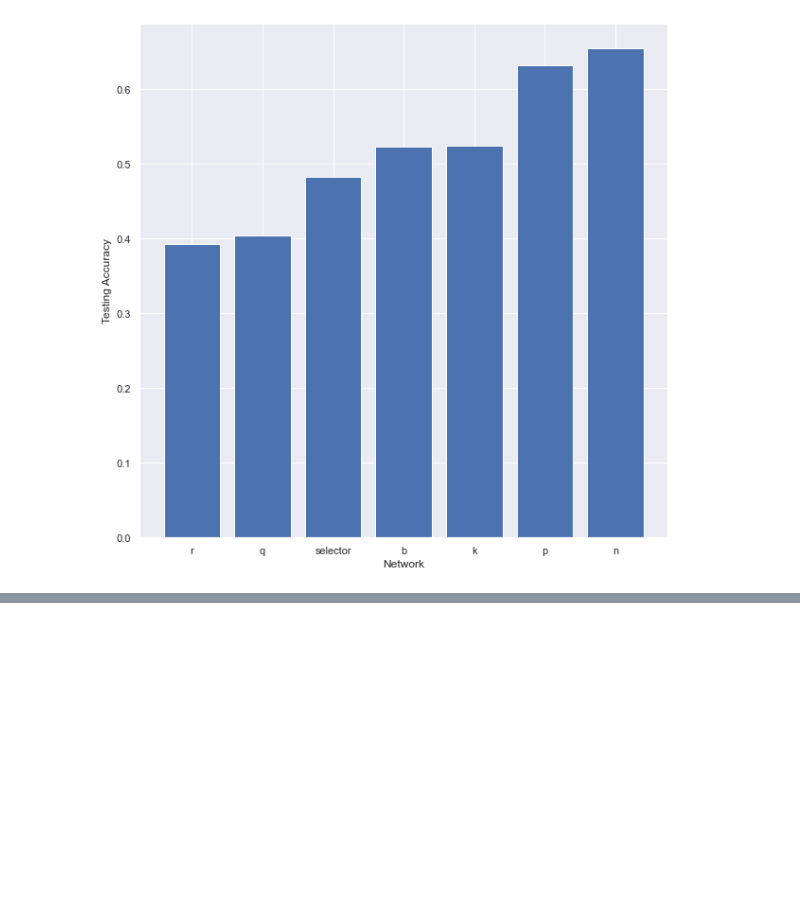
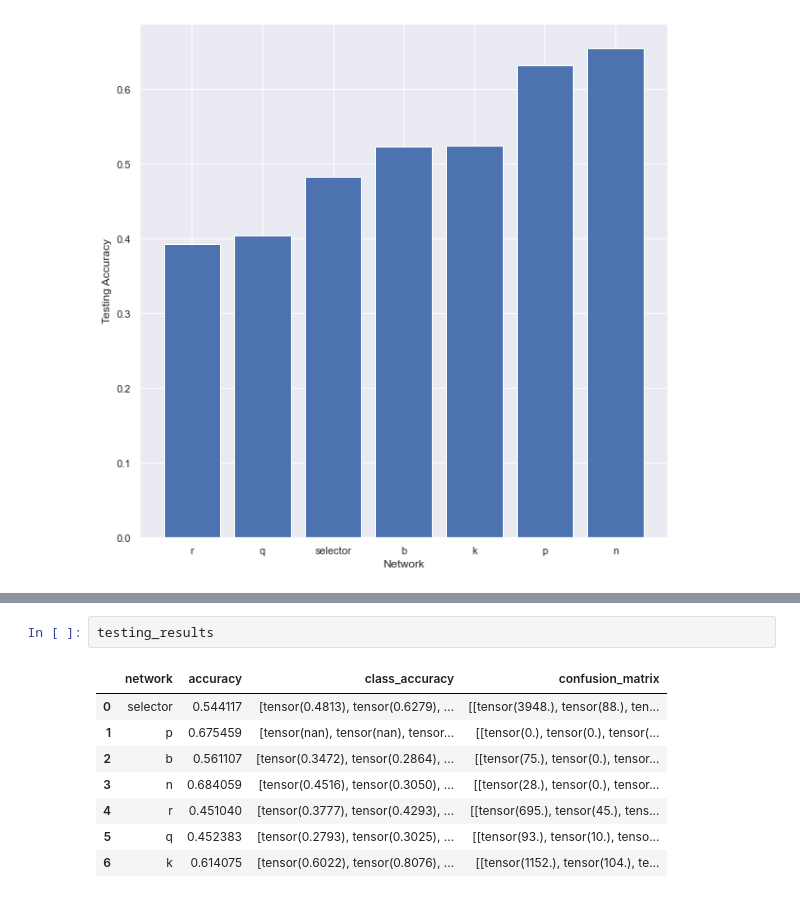
Before and after one commit to jerseyjosh/MockFish, a Jupyter notebook: visuals.ipynb, the cells around one changed output, grey strips where cells are left out. Drawn from its saved outputs; the diff is of its cells as text; blank space fills up the shorter version.

```diff
--- a/visuals.ipynb
+++ b/visuals.ipynb
@@ -73,0 +82,11 @@ Text(0, 0.5, 'Testing Accuracy')
+# %%
+testing_results
+# %% [output]
+|  | network | accuracy | class_accuracy | confusion_matrix |
+| 0 | selector | 0.544117 | [tensor(0.4813), tensor(0.6279), ... | [[tensor(3948.), tensor(88.), ten... |
+| 1 | p | 0.675459 | [tensor(nan), tensor(nan), tensor... | [[tensor(0.), tensor(0.), tensor(... |
+| 2 | b | 0.561107 | [tensor(0.3472), tensor(0.2864), ... | [[tensor(75.), tensor(0.), tensor... |
+| 3 | n | 0.684059 | [tensor(0.4516), tensor(0.3050), ... | [[tensor(28.), tensor(0.), tensor... |
+| 4 | r | 0.451040 | [tensor(0.3777), tensor(0.4293), ... | [[tensor(695.), tensor(45.), tens... |
+| 5 | q | 0.452383 | [tensor(0.2793), tensor(0.3025), ... | [[tensor(93.), tensor(10.), tenso... |
+| 6 | k | 0.614075 | [tensor(0.6022), tensor(0.8076), ... | [[tensor(1152.), tensor(104.), te... |
```
Also changed, not shown: parts of 2 cells of this notebook, 6 other files.
